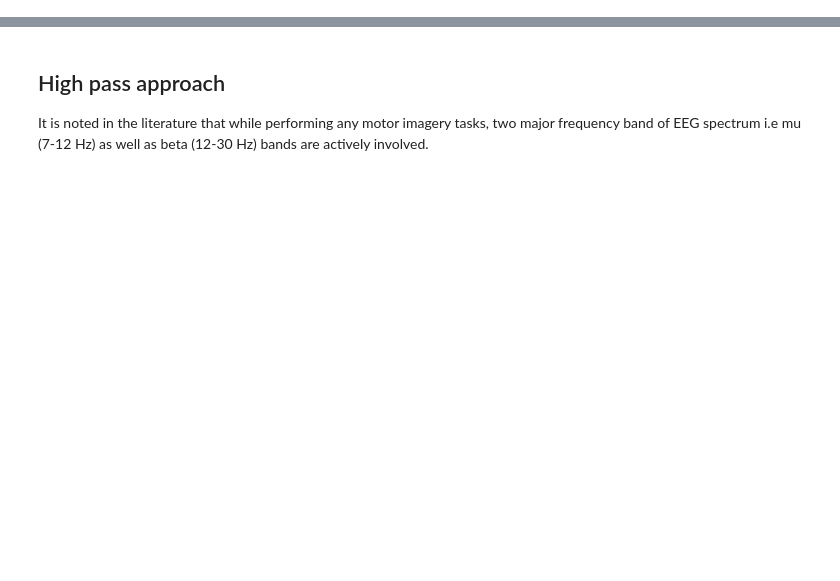
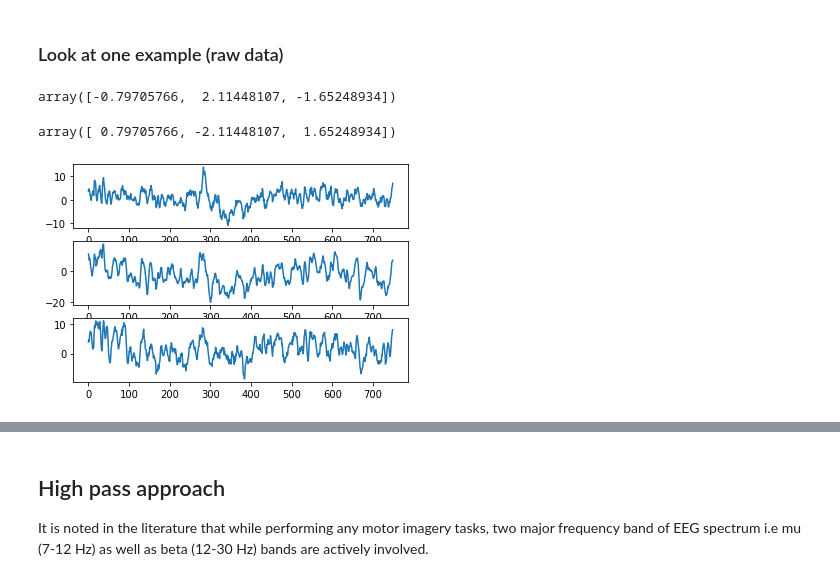
Before and after one commit to xuanyuw/LSTM_EEG_Classification, a Jupyter notebook: LSTM_EEG_Classification.ipynb, the cells around one changed output, grey strips where cells are left out. Drawn from its saved outputs; the diff is of its cells as text; code cells hidden in the pictures; blank space fills up the shorter version.

```diff
--- a/LSTM_EEG_Classification.ipynb
+++ b/LSTM_EEG_Classification.ipynb
@@ -0,0 +156,37 @@
+# %% [markdown]
+### Look at one example (raw data)
+# %%
+train_data, train_label = populate_data(train_files, event_start, event_end, bsl_start, bsl_end)
+# %%
+i = train_files[0]
+HDR = json.loads(biosig.header(i))
+sr  = HDR['Samplingrate']
+events = pd.json_normalize(HDR['EVENT'])
+mi_events = events[events.Description.apply(lambda x: 'class' in x)]
+all_data = biosig.data(i).T
+j = mi_events.index[0]
+seg = train_data[0]
+
+
+bsl_start = 0
+bsl_end = 2
+t_start = time_ind_conversion(sr, events.POS[j-1]+bsl_start)
+t_end = time_ind_conversion(sr, events.POS[j-1]+bsl_end)
+bsl_sig = all_data[:3, t_start:t_end]
+bsl = np.nanmean(bsl_sig, 1)
+trial_mean = np.nanmean(seg, 1)
+seg_after = (seg.T - bsl - trial_mean).T
+# %%
+bsl
+# %% [output]
+array([-0.79705766,  2.11448107, -1.65248934])
+# %%
+trial_mean
+# %% [output]
+array([ 0.79705766, -2.11448107,  1.65248934])
+# %%
+for i in range(3):
+    plt.subplot(3, 1, i+1)
+    plt.plot(seg_after[i, :])
+# %% [output]
+[figure, added]
```
Also changed, not shown: parts of 58 cells of this notebook.
